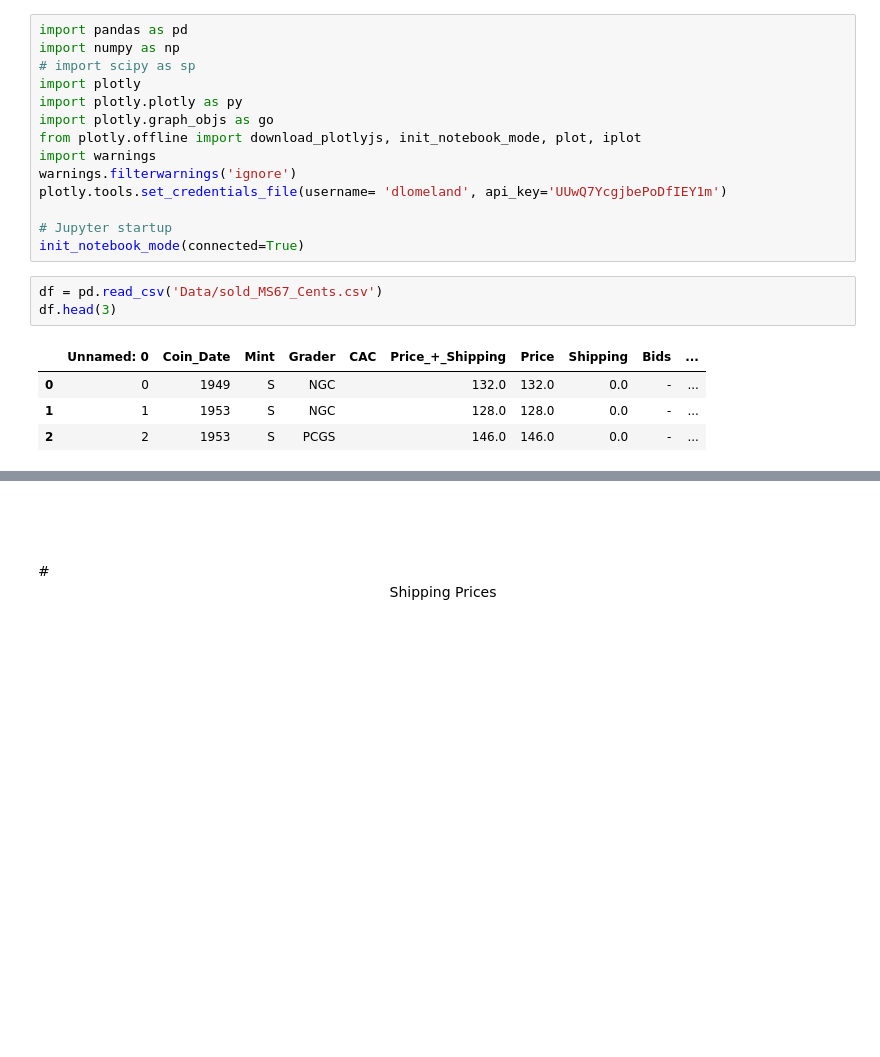
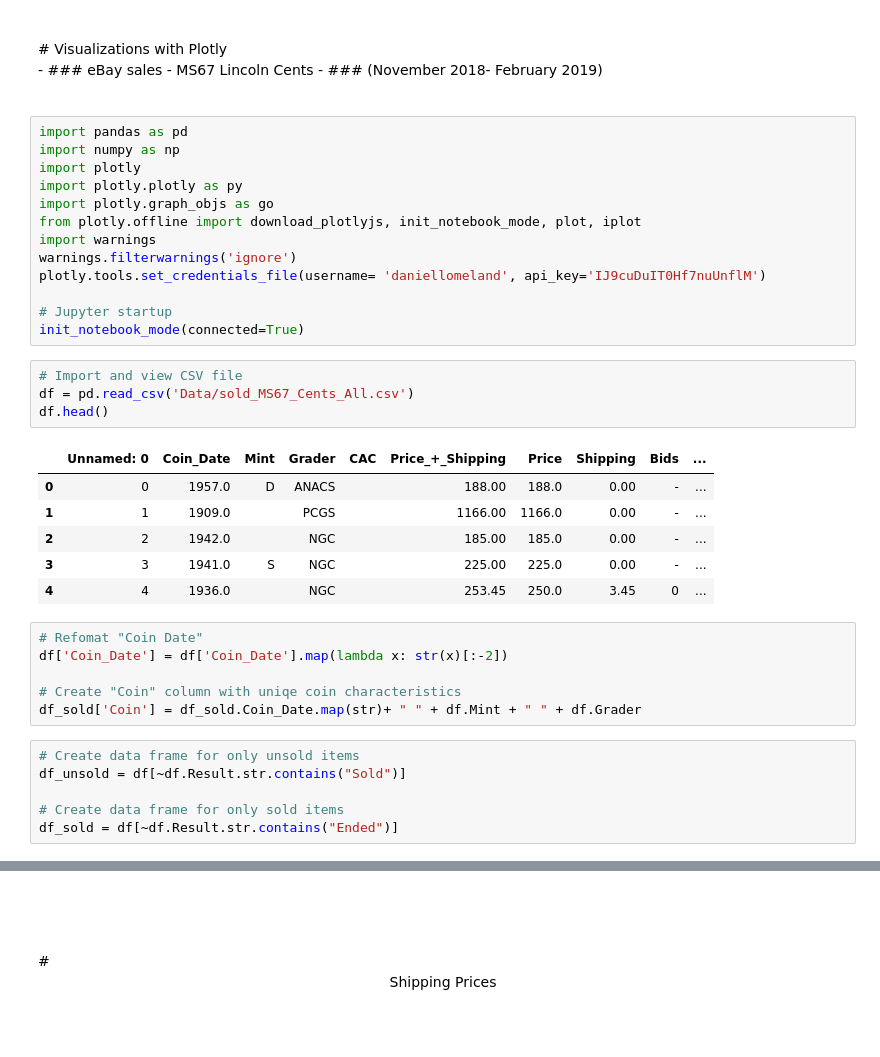
Before and after one commit to Daniel-Lomeland/Scraping_and_Visualizing_eBay_Data, a Jupyter notebook: Scraping_Completed_Listings/Visualizing_Scraped_Data.ipynb, the cells around one changed output, grey strips where cells are left out. Cells and saved outputs as stored; diff of their text form; blank space fills up the shorter version.

```diff
--- a/Scraping_Completed_Listings/Visualizing_Scraped_Data.ipynb
+++ b/Scraping_Completed_Listings/Visualizing_Scraped_Data.ipynb
@@ -1,22 +1,45 @@
+# %% [markdown]
+<br>
+#  Visualizations with Plotly
+<br>
+- ### eBay sales - MS67 Lincoln Cents
+- ### (November 2018- February 2019)
+
+<br>
+<br>
 # %%
 import pandas as pd
 import numpy as np
-# import scipy as sp
 import plotly
 import plotly.plotly as py
 import plotly.graph_objs as go
 from plotly.offline import download_plotlyjs, init_notebook_mode, plot, iplot
 import warnings
 warnings.filterwarnings('ignore')
-plotly.tools.set_credentials_file(username= 'dlomeland', api_key='UUwQ7YcgjbePoDfIEY1m')
+plotly.tools.set_credentials_file(username= 'daniellomeland', api_key='IJ9cuDuIT0Hf7nuUnflM')
 
 # Jupyter startup
 init_notebook_mode(connected=True)
 # %%
-df = pd.read_csv('Data/sold_MS67_Cents.csv')
-df.head(3)
+# Import and view CSV file
+df = pd.read_csv('Data/sold_MS67_Cents_All.csv')
+df.head()
 # %% [output]
 |  | Unnamed: 0 | Coin_Date | Mint | Grader | CAC | Price_+_Shipping | Price | Shipping | Bids | ... |
-| 0 | 0 | 1949 | S | NGC |  | 132.0 | 132.0 | 0.0 | - | ... |
-| 1 | 1 | 1953 | S | NGC |  | 128.0 | 128.0 | 0.0 | - | ... |
-| 2 | 2 | 1953 | S | PCGS |  | 146.0 | 146.0 | 0.0 | - | ... |
+| 0 | 0 | 1957.0 | D | ANACS |  | 188.00 | 188.0 | 0.00 | - | ... |
+| 1 | 1 | 1909.0 |  | PCGS |  | 1166.00 | 1166.0 | 0.00 | - | ... |
+| 2 | 2 | 1942.0 |  | NGC |  | 185.00 | 185.0 | 0.00 | - | ... |
+| 3 | 3 | 1941.0 | S | NGC |  | 225.00 | 225.0 | 0.00 | - | ... |
+| 4 | 4 | 1936.0 |  | NGC |  | 253.45 | 250.0 | 3.45 | 0 | ... |
+# %%
+# Refomat "Coin Date"
+df['Coin_Date'] = df['Coin_Date'].map(lambda x: str(x)[:-2])
+
+# Create "Coin" column with uniqe coin characteristics
+df_sold['Coin'] = df_sold.Coin_Date.map(str)+ " " + df.Mint + " " + df.Grader
+# %%
+# Create data frame for only unsold items
+df_unsold = df[~df.Result.str.contains("Sold")]
+
+# Create data frame for only sold items
+df_sold = df[~df.Result.str.contains("Ended")]
```
Also changed, not shown: parts of 35 cells of this notebook.
